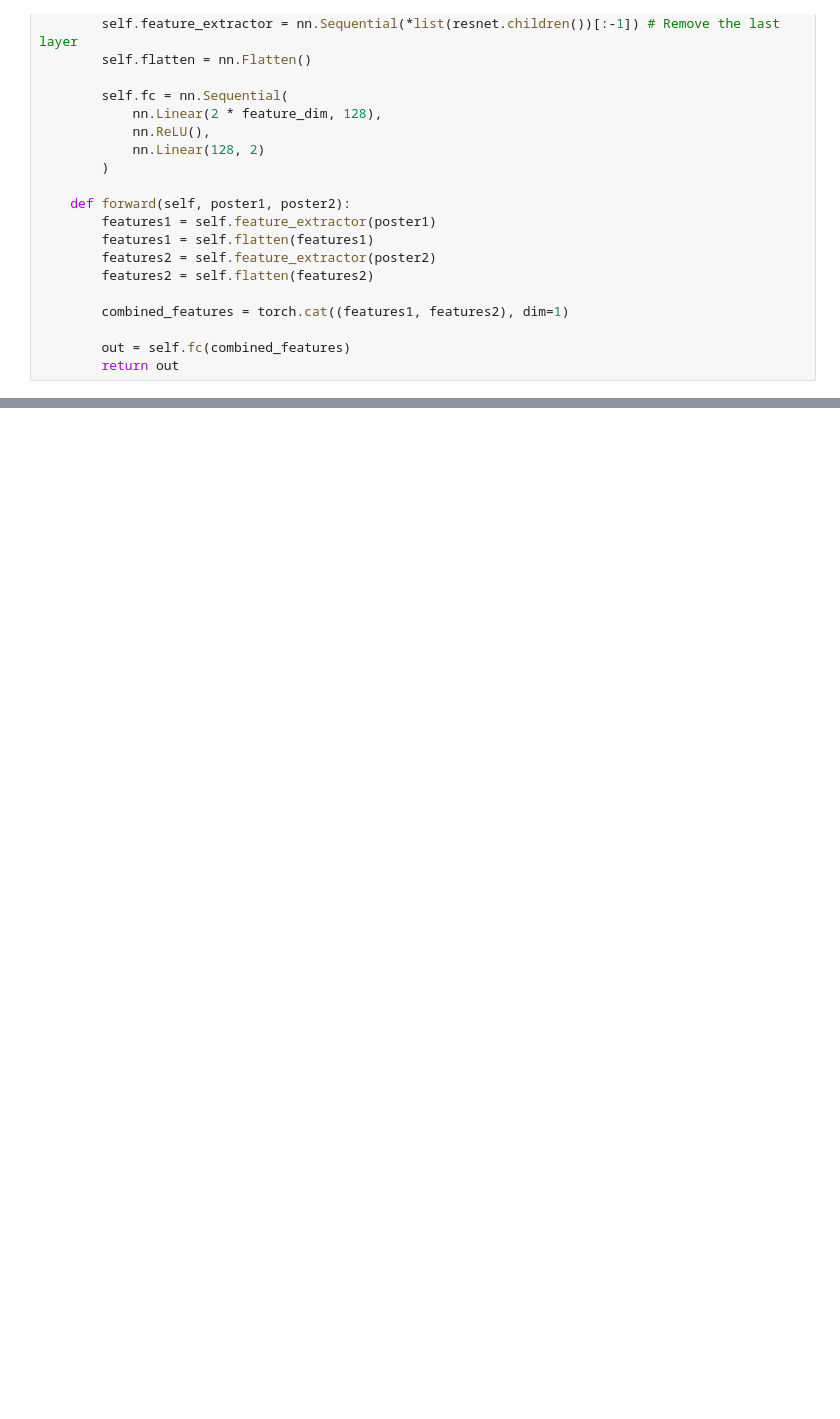
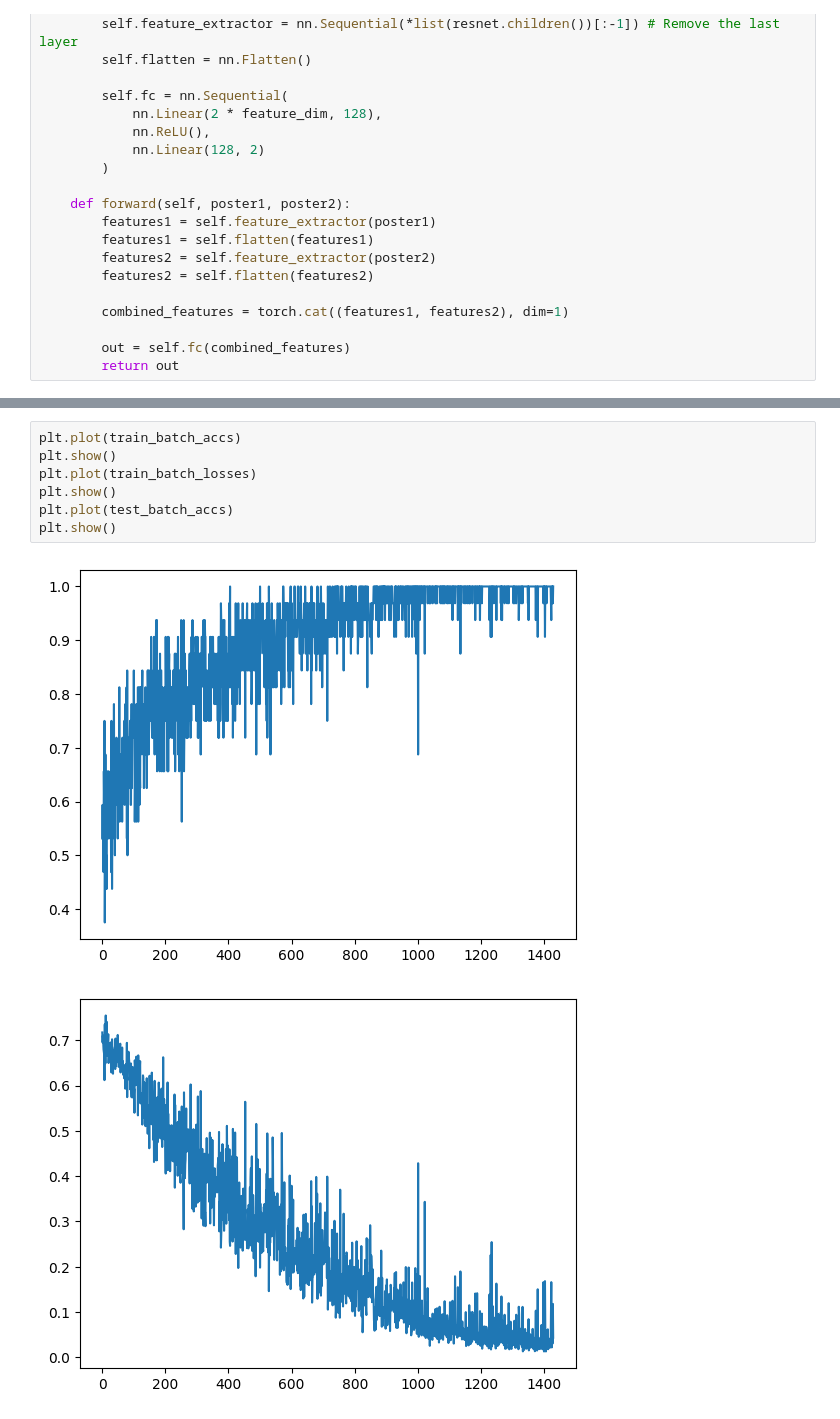
Before and after one commit to RickHanish/Movie_Poster_Dating, a Jupyter notebook: final_project.ipynb, the cells around one changed output, grey strips where cells are left out. Saved outputs shown, nothing was run; the diff lists cells and outputs as text; blank space fills up the shorter version.

```diff
--- a/final_project.ipynb
+++ b/final_project.ipynb
@@ -318,0 +320,10 @@ Epoch 4, Loss: 0.1672, Test Accuracy: 0.7753
+# %%
+plt.plot(train_batch_accs)
+plt.show()
+plt.plot(train_batch_losses)
+plt.show()
+plt.plot(test_batch_accs)
+plt.show()
+# %% [output]
+[figure, added]
+[figure, added]
```
Also changed, not shown: parts of 18 cells of this notebook, 1 other file.
